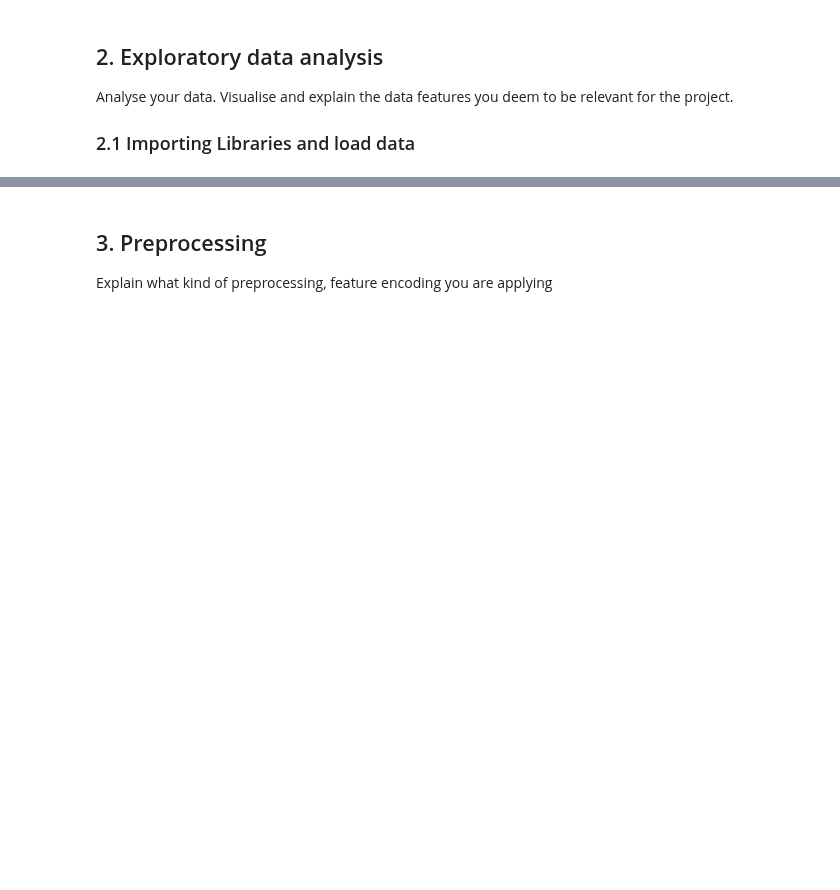
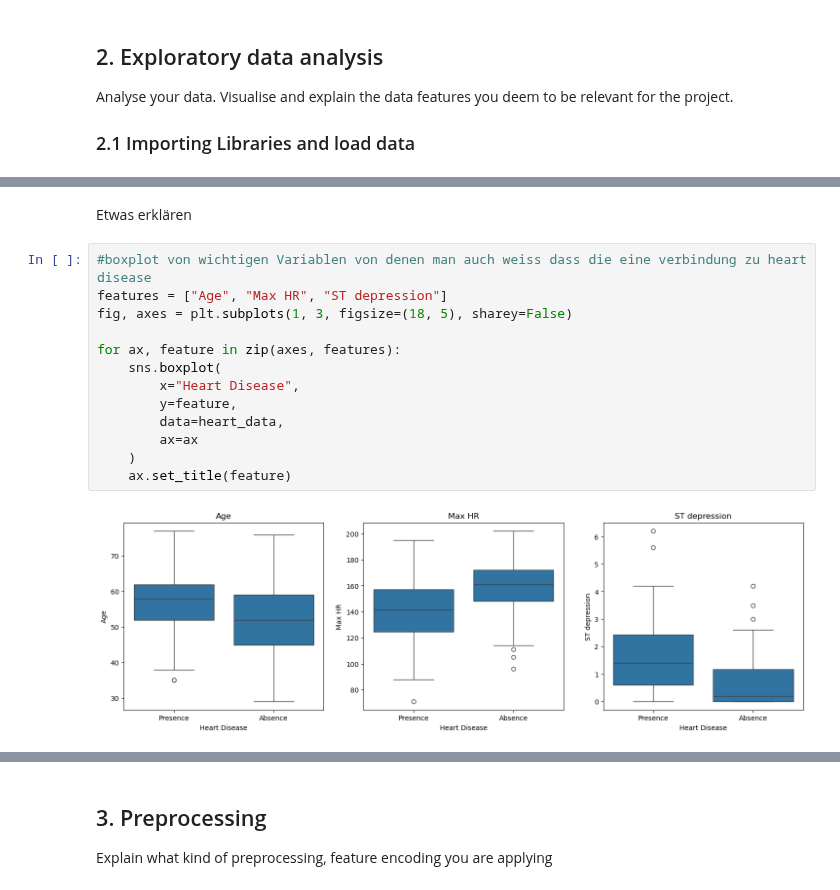
Before and after one commit to micheleishere/CO2, a Jupyter notebook: Project_CO2_main.ipynb, the cells around one changed output, grey strips where cells are left out. Drawn from its saved outputs; the diff is of its cells as text; blank space fills up the shorter version.

```diff
--- a/Project_CO2_main.ipynb
+++ b/Project_CO2_main.ipynb
@@ -45,0 +222,17 @@ heart_data.head()
+# %% [markdown]
+Etwas erklären
+# %%
+#boxplot von wichtigen Variablen von denen man auch weiss dass die eine verbindung zu heart disease
+features = ["Age", "Max HR", "ST depression"]
+fig, axes = plt.subplots(1, 3, figsize=(18, 5), sharey=False)
+
+for ax, feature in zip(axes, features):
+    sns.boxplot(
+        x="Heart Disease",
+        y=feature,
+        data=heart_data,
+        ax=ax
+    )
+    ax.set_title(feature)
+# %% [output]
+[figure, added]
```
Also changed, not shown: parts of 11 cells of this notebook, 1 other file.
